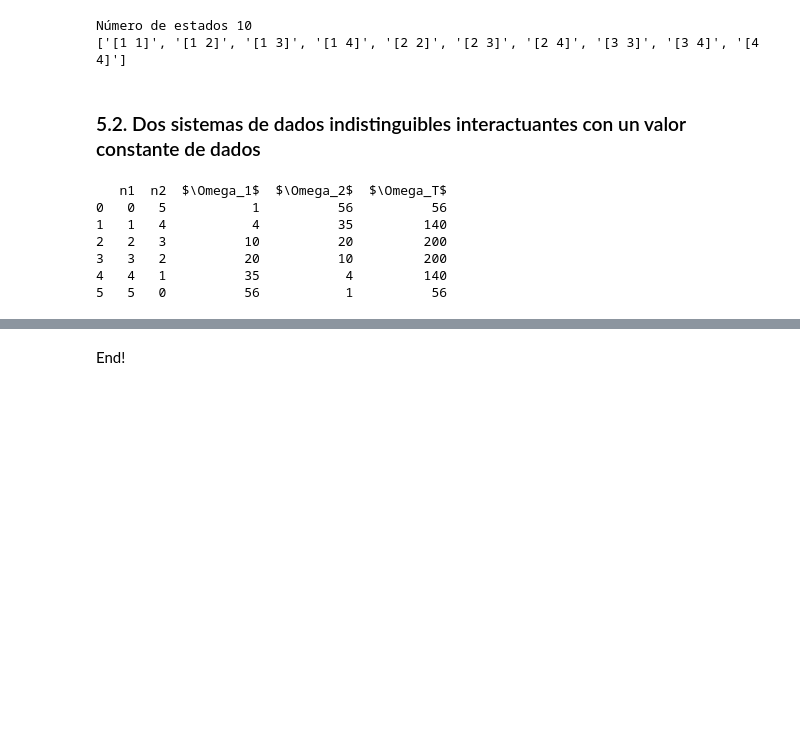
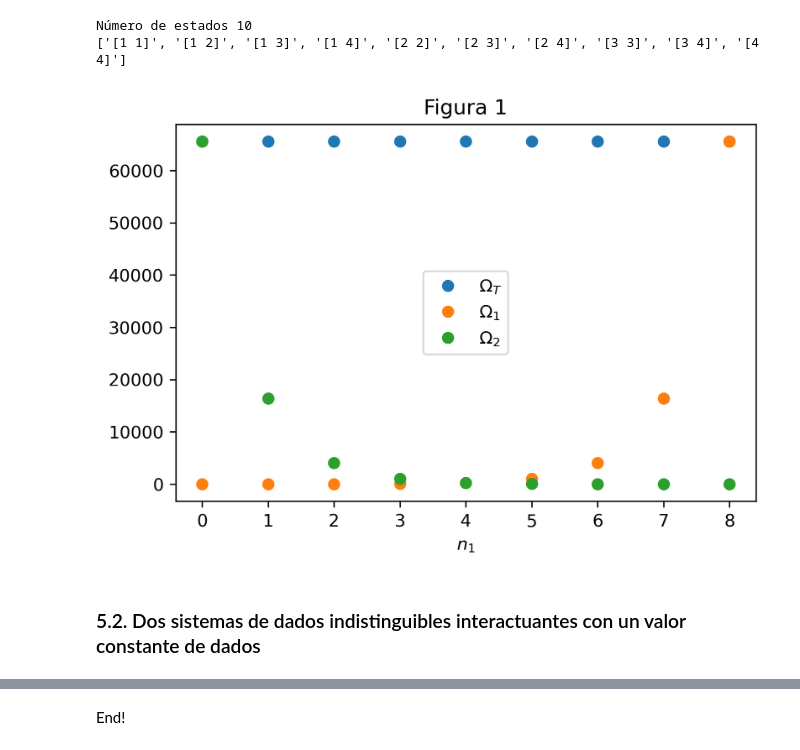
Before and after one commit to davidalejandromiranda/StatisticalPhysics, a Jupyter notebook: notebooks/es_InteraccionSistemasDeDados.ipynb, the cells around one changed output, grey strips where cells are left out. Saved outputs shown, nothing was run; the diff lists cells and outputs as text; code cells hidden in the pictures; blank space fills up the shorter version.

```diff
--- a/notebooks/es_InteraccionSistemasDeDados.ipynb
+++ b/notebooks/es_InteraccionSistemasDeDados.ipynb
@@ -114,0 +125,4 @@ pd.DataFrame(data_dict)
+# %%
+N = 8; C = 4
+dist_data = get_data(N, C, distinguible_dices)
+dist_data
@@ -127,27 +152,16 @@ print(indist)
 # %% [output]
 Número de estados 10
 ['[1 1]', '[1 2]', '[1 3]', '[1 4]', '[2 2]', '[2 3]', '[2 4]', '[3 3]', '[3 4]', '[4 4]']
+# %%
+plt.figure(dpi=300)
+plt.title('Figura 1')
+_ = dist_data.plot(
+    x='$n_1$',
+    y=['$\Omega_T$', '$\Omega_1$', '$\Omega_2$'],
+    marker='o',
+    linestyle = 'None',
+    ax=plt.gca())
+# %% [output]
+[figure, added]
 # %% [markdown]
 ### 5.2. Dos sistemas de dados indistinguibles interactuantes con un valor constante de dados
-# %%
-N = 5; C = 4
-data_dict = {'n1':[], 'n2':[], '$\Omega_1$':[], '$\Omega_2$':[], '$\Omega_T$':[]}
-for n1 in range(N+1):
-    n2 = N - n1
-    Omega_1 = indistinguishable_dices(dices_values(n1, C))
-    Omega_2 = indistinguishable_dices(dices_values(n2, C))
-    data_dict['n1'].append(n1)
-    data_dict['n2'].append(n2)
-    data_dict['$\Omega_1$'].append(Omega_1)
-    data_dict['$\Omega_2$'].append(Omega_2)
-    data_dict['$\Omega_T$'].append(Omega_1 * Omega_2)
-indist_data = pd.DataFrame(data_dict)
-print(indist_data)
-# %% [output]
-   n1  n2  $\Omega_1$  $\Omega_2$  $\Omega_T$
-0   0   5           1          56          56
-1   1   4           4          35         140
-2   2   3          10          20         200
-3   3   2          20          10         200
-4   4   1          35           4         140
-5   5   0          56           1          56
```
Also changed, not shown: parts of 14 cells of this notebook, 1 other file.
